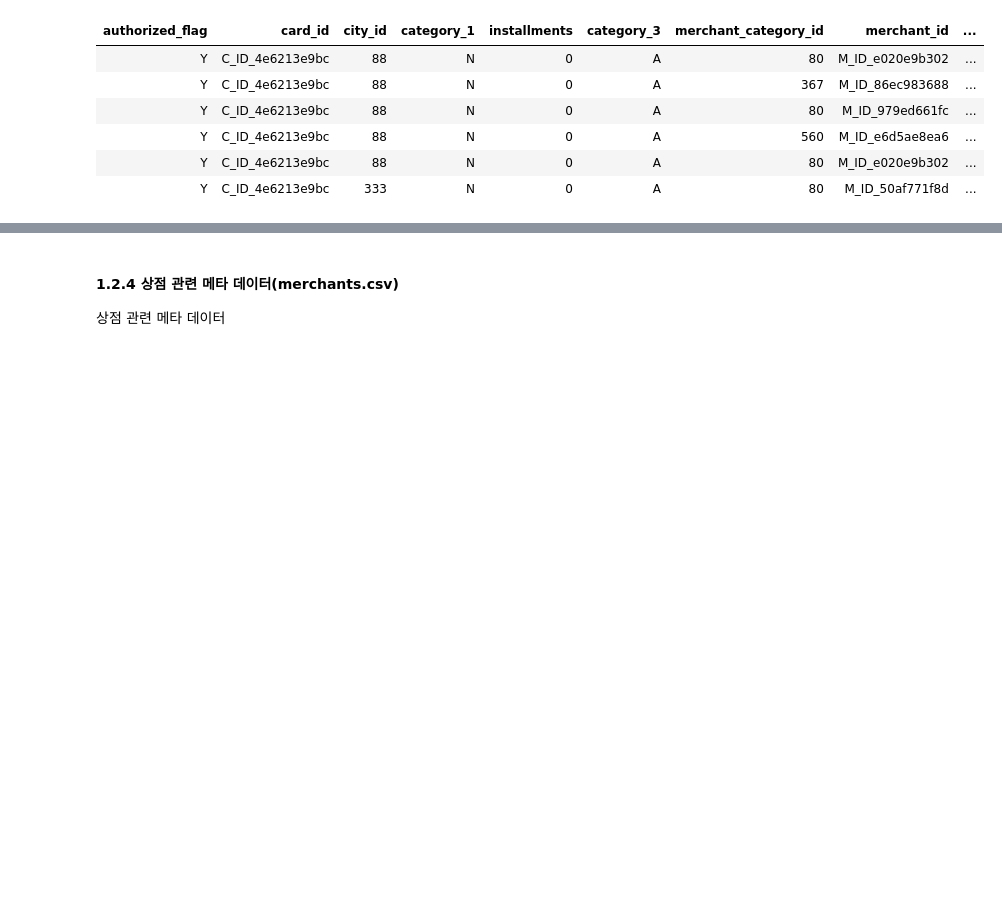
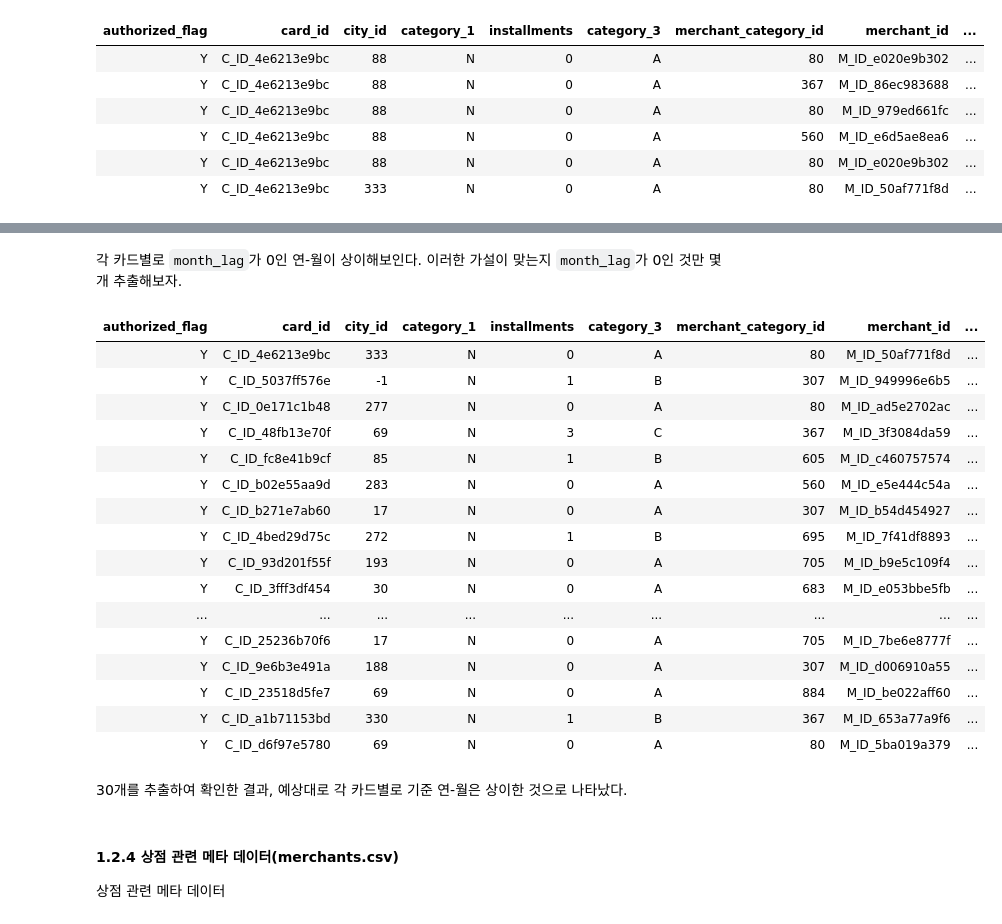
Before and after one commit to ka-to-top/Kaggle_Elo, a Jupyter notebook: Code/[Kaggle_Elo]EDA(DM).ipynb, the cells around one changed output, grey strips where cells are left out. Drawn from its saved outputs; the diff is of its cells as text; code cells hidden in the pictures; blank space fills up the shorter version.

Commit message:
Update [Kaggle_Elo]EDA(DM)
- 변수(`month_lag`) 정의 설명 수정

```diff
--- a/Code/[Kaggle_Elo]EDA(DM).ipynb
+++ b/Code/[Kaggle_Elo]EDA(DM).ipynb
@@ -180,3 +191,30 @@ head(trans)
+# %% [markdown]
+각 카드별로 `month_lag`가 0인 연-월이 상이해보인다. 이러한 가설이 맞는지 `month_lag`가 0인 것만 몇 개 추출해보자.
+# %%
+trans %>%
+    filter(month_lag == 0) %>% # month_lag가 0 인 행만을 걸러낸 후,
+    distinct(card_id, .keep_all = TRUE) %>% # cf) .keep_all = TRUE를 사용하면 나머지 컬럼을 전부 보여줌.
+    head(30) # 상위 30 행만을 출력
+# %% [output]
+| authorized_flag | card_id | city_id | category_1 | installments | category_3 | merchant_category_id | merchant_id | ... |
+| Y | C_ID_4e6213e9bc | 333 | N | 0 | A | 80 | M_ID_50af771f8d | ... |
+| Y | C_ID_5037ff576e | -1 | N | 1 | B | 307 | M_ID_949996e6b5 | ... |
+| Y | C_ID_0e171c1b48 | 277 | N | 0 | A | 80 | M_ID_ad5e2702ac | ... |
+| Y | C_ID_48fb13e70f | 69 | N | 3 | C | 367 | M_ID_3f3084da59 | ... |
+| Y | C_ID_fc8e41b9cf | 85 | N | 1 | B | 605 | M_ID_c460757574 | ... |
+| Y | C_ID_b02e55aa9d | 283 | N | 0 | A | 560 | M_ID_e5e444c54a | ... |
+| Y | C_ID_b271e7ab60 | 17 | N | 0 | A | 307 | M_ID_b54d454927 | ... |
+| Y | C_ID_4bed29d75c | 272 | N | 1 | B | 695 | M_ID_7f41df8893 | ... |
+| Y | C_ID_93d201f55f | 193 | N | 0 | A | 705 | M_ID_b9e5c109f4 | ... |
+| Y | C_ID_3fff3df454 | 30 | N | 0 | A | 683 | M_ID_e053bbe5fb | ... |
+| ... | ... | ... | ... | ... | ... | ... | ... | ... |
+| Y | C_ID_25236b70f6 | 17 | N | 0 | A | 705 | M_ID_7be6e8777f | ... |
+| Y | C_ID_9e6b3e491a | 188 | N | 0 | A | 307 | M_ID_d006910a55 | ... |
+| Y | C_ID_23518d5fe7 | 69 | N | 0 | A | 884 | M_ID_be022aff60 | ... |
+| Y | C_ID_a1b71153bd | 330 | N | 1 | B | 367 | M_ID_653a77a9f6 | ... |
+| Y | C_ID_d6f97e5780 | 69 | N | 0 | A | 80 | M_ID_5ba019a379 | ... |
+# %% [markdown]
+30개를 추출하여 확인한 결과, 예상대로 각 카드별로 기준 연-월은 상이한 것으로 나타났다.
 # %% [markdown]
 #### 1.2.4 상점 관련 메타 데이터(merchants.csv)
 
```
Also changed, not shown: parts of 5 cells of this notebook.
